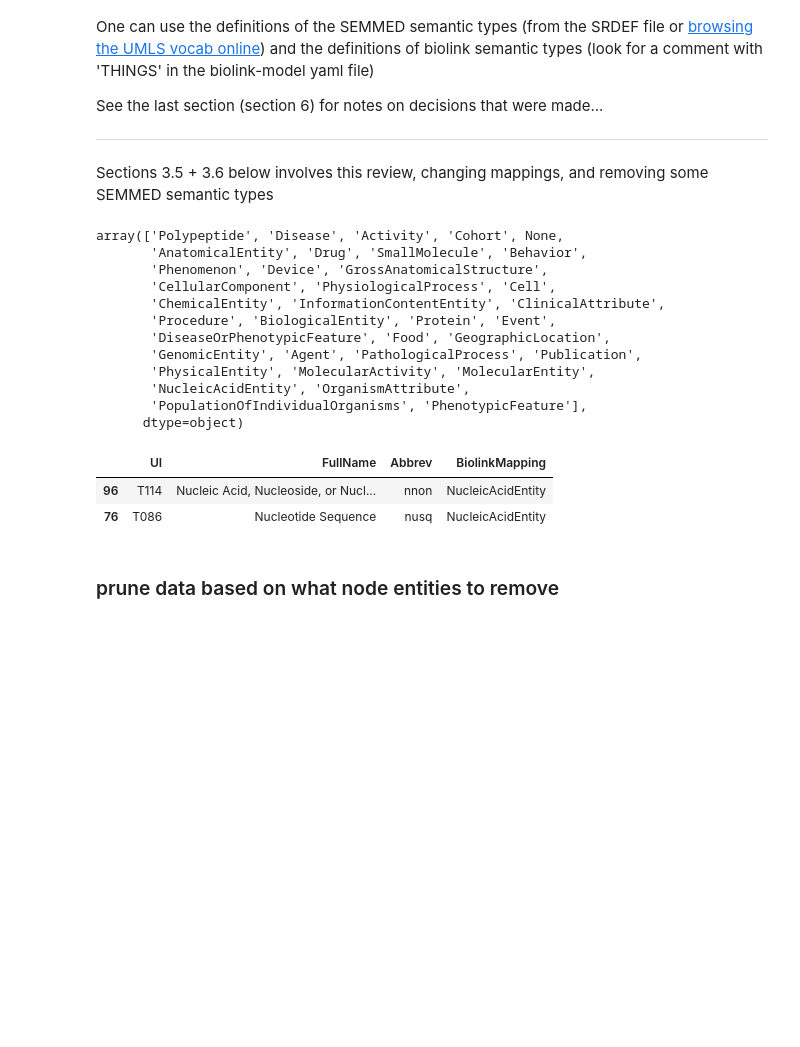
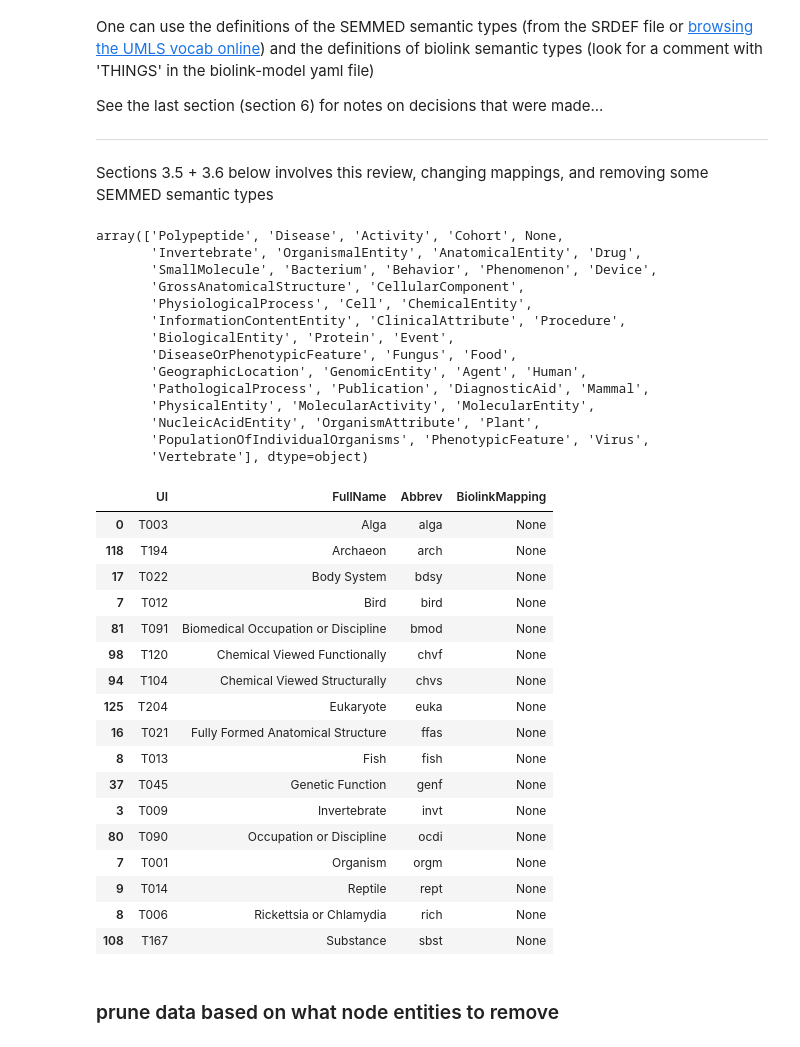
Before and after one commit to NCATS-Tangerine/translator-api-registry, a Jupyter notebook: semmeddb/AutoGen_SEMMEDDB.ipynb, the cells around one changed output. Drawn from its saved outputs; the diff is of its cells as text; code cells hidden in the pictures; blank space fills up the shorter version.

Commit message:
semmeddb: update notebook for compatibility with newer packages and biolink-model version
using ruamel.yaml 0.17.32
using biolink-model-toolkit 1.1.1
using biolink-model 3.5.3

```diff
--- a/semmeddb/AutoGen_SEMMEDDB.ipynb
+++ b/semmeddb/AutoGen_SEMMEDDB.ipynb
@@ -372,8 +372,8 @@ SEMMED_entity_types[0:10]
 # %% [markdown]
 ### Get the biolink-mappings
 # %%
-## using biolink 3.1.1
-bmt_tool = Toolkit('https://raw.githubusercontent.com/biolink/biolink-model/v3.1.1/biolink-model.yaml')
+## as of 2023-08-2: using default which is 3.5.3
+bmt_tool = Toolkit()
 # %%
 bmt_tool.get_element_by_mapping('STY:T123').title()
 # %% [output]
@@ -447,24 +447,41 @@ Sections 3.5 + 3.6 below involves this review, changing mappings, and removing s
 SEMMED_entity_types['BiolinkMapping'].unique()
 # %% [output]
 array(['Polypeptide', 'Disease', 'Activity', 'Cohort', None,
-       'AnatomicalEntity', 'Drug', 'SmallMolecule', 'Behavior',
-       'Phenomenon', 'Device', 'GrossAnatomicalStructure',
-       'CellularComponent', 'PhysiologicalProcess', 'Cell',
-       'ChemicalEntity', 'InformationContentEntity', 'ClinicalAttribute',
-       'Procedure', 'BiologicalEntity', 'Protein', 'Event',
-       'DiseaseOrPhenotypicFeature', 'Food', 'GeographicLocation',
-       'GenomicEntity', 'Agent', 'PathologicalProcess', 'Publication',
+       'Invertebrate', 'OrganismalEntity', 'AnatomicalEntity', 'Drug',
+       'SmallMolecule', 'Bacterium', 'Behavior', 'Phenomenon', 'Device',
+       'GrossAnatomicalStructure', 'CellularComponent',
+       'PhysiologicalProcess', 'Cell', 'ChemicalEntity',
+       'InformationContentEntity', 'ClinicalAttribute', 'Procedure',
+       'BiologicalEntity', 'Protein', 'Event',
+       'DiseaseOrPhenotypicFeature', 'Fungus', 'Food',
+       'GeographicLocation', 'GenomicEntity', 'Agent', 'Human',
+       'PathologicalProcess', 'Publication', 'DiagnosticAid', 'Mammal',
        'PhysicalEntity', 'MolecularActivity', 'MolecularEntity',
-       'NucleicAcidEntity', 'OrganismAttribute',
-       'PopulationOfIndividualOrganisms', 'PhenotypicFeature'],
-      dtype=object)
+       'NucleicAcidEntity', 'OrganismAttribute', 'Plant',
+       'PopulationOfIndividualOrganisms', 'PhenotypicFeature', 'Virus',
+       'Vertebrate'], dtype=object)
 # %%
-SEMMED_entity_types[SEMMED_entity_types['BiolinkMapping'] == 'NucleicAcidEntity']
-# SEMMED_entity_types[SEMMED_entity_types['BiolinkMapping'].isna()]
+# SEMMED_entity_types[SEMMED_entity_types['BiolinkMapping'] == 'Vertebrate']
+SEMMED_entity_types[SEMMED_entity_types['BiolinkMapping'].isna()]
 # %% [output]
 |  | UI | FullName | Abbrev | BiolinkMapping |
-| 96 | T114 | Nucleic Acid, Nucleoside, or Nucl... | nnon | NucleicAcidEntity |
-| 76 | T086 | Nucleotide Sequence | nusq | NucleicAcidEntity |
+| 0 | T003 | Alga | alga | None |
+| 118 | T194 | Archaeon | arch | None |
+| 17 | T022 | Body System | bdsy | None |
+| 7 | T012 | Bird | bird | None |
+| 81 | T091 | Biomedical Occupation or Discipline | bmod | None |
+| 98 | T120 | Chemical Viewed Functionally | chvf | None |
+| 94 | T104 | Chemical Viewed Structurally | chvs | None |
+| 125 | T204 | Eukaryote | euka | None |
+| 16 | T021 | Fully Formed Anatomical Structure | ffas | None |
+| 8 | T013 | Fish | fish | None |
+| 37 | T045 | Genetic Function | genf | None |
+| 3 | T009 | Invertebrate | invt | None |
+| 80 | T090 | Occupation or Discipline | ocdi | None |
+| 7 | T001 | Organism | orgm | None |
+| 9 | T014 | Reptile | rept | None |
+| 8 | T006 | Rickettsia or Chlamydia | rich | None |
+| 108 | T167 | Substance | sbst | None |
 # %%
 ## re-mapping based on putting IDs into normalization service / our operation system...
 ##   we have UMLS for Disease (mydisease, mychem), SmallMolecule (idisk)
```
Also changed, not shown: parts of 37 cells of this notebook.
